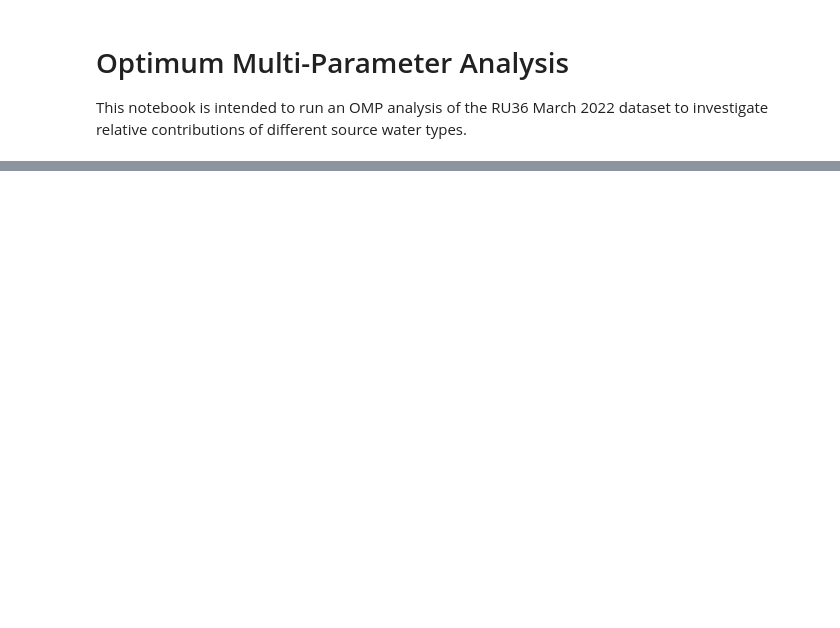
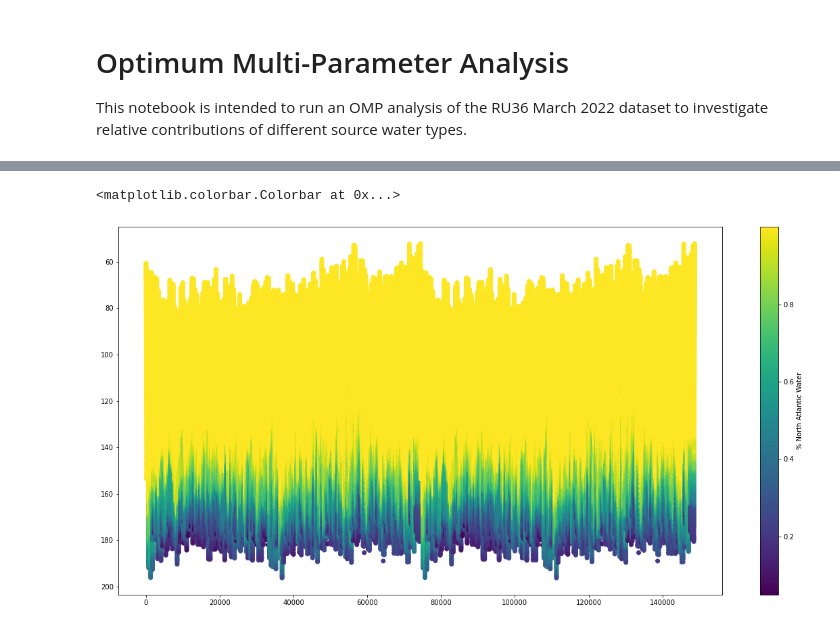
Before and after one commit to JGradone/pyompa-glider, a Jupyter notebook: notebooks/RU36_03_2022_OMP_Analysis.ipynb, the cells around one changed output, grey strips where cells are left out. Saved outputs shown, nothing was run; the diff lists cells and outputs as text; code cells hidden in the pictures; blank space fills up the shorter version.

```diff
--- a/notebooks/RU36_03_2022_OMP_Analysis.ipynb
+++ b/notebooks/RU36_03_2022_OMP_Analysis.ipynb
@@ -24,0 +138,37 @@ ModuleNotFoundError: No module named 'cvxpy'
+# %%
+#Define a parameter to represent remineralization in terms of phosphate
+# The ratio of oxygen:phosphate specified is -170:1, that is 170 moles of
+# oxygen consumed for each mole of oxygen produced.
+convertedparamgroups = [
+    pyompa.ConvertedParamGroup(
+        groupname="phosphate_remin",
+        conversion_ratios=[{"oxygen_concentration": -170, "phosphate": 1.0}],
+        always_positive=True #The MATLAB OMP implementation enforces a positive
+        # value for the delta P variable, meaning it can only model
+        # remineralization. Change to False (the default) to also model
+        # assimilation.
+        )
+]
+
+
+paramweightings = {
+    "potential_temperature": 24.0,
+    "salinity": 24.0,
+    "mass": 24.0,
+    "oxygen_concentration": 7.0,
+}
+
+settings = {
+    "param_names": ["potential_temperature", "salinity",
+                    "oxygen_concentration", "mass"],
+    "convertedparam_groups": convertedparamgroups,
+    "param_weightings": paramweightings,
+}
+
+
+#Run the analysis, replicating the MATLAB OMP analysis
+ompa_soln = pyompa.OMPAProblem(
+  obs_df = subset_sci_gdf,
+  **settings).solve(
+      subtropical_under_waters_FK_endmemberdf,
+      endmember_name_column="endmember_name")
@@ -24,0 +203,11 @@ ModuleNotFoundError: No module named 'cvxpy'
+# %%
+min_range = 0
+max_range = 148790
+
+plt.figure(figsize=(20,10))
+plt.scatter(np.arange(min_range,max_range), ompa_soln.obs_df.depth[min_range:max_range], c=ompa_soln.endmember_fractions[min_range:max_range,0])
+plt.gca().invert_yaxis()
+plt.colorbar(label='% North Atlantic Water')
+# %% [output]
+<matplotlib.colorbar.Colorbar at 0x...>
+[figure, added]
```
Also changed, not shown: parts of 18 cells of this notebook, 1 other file.
